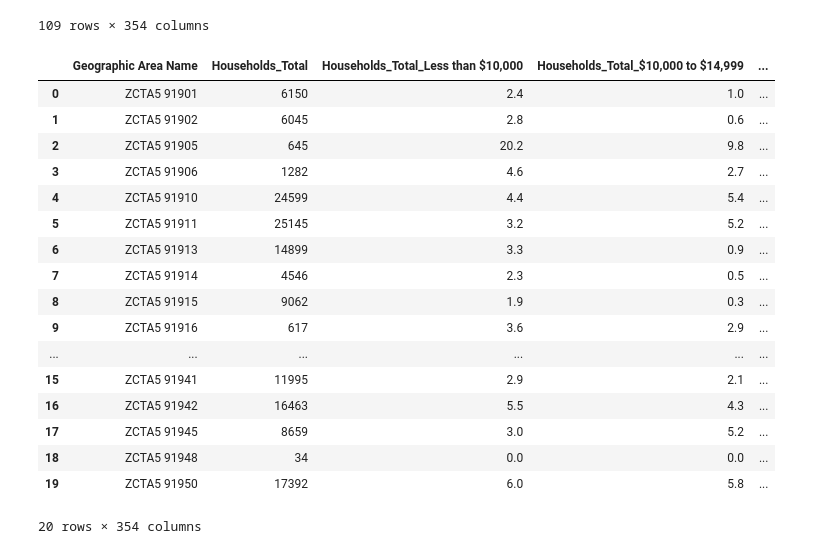
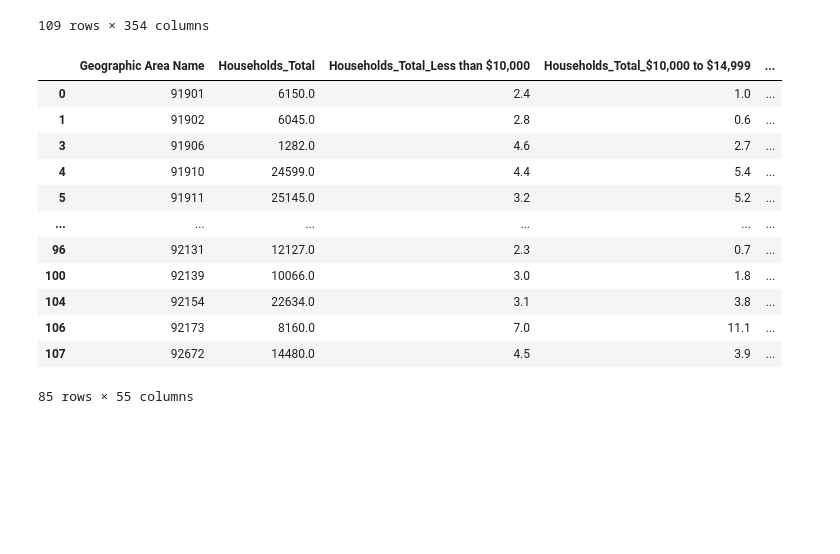
Before and after one commit to tsmtruong/final-project, a Jupyter notebook: Clean_Census_Data.ipynb, the cells around one changed output. Drawn from its saved outputs; the diff is of its cells as text; code cells hidden in the pictures; blank space fills up the shorter version.

Commit message:
Adding finaized clean code and clean data

```diff
--- a/Clean_Census_Data.ipynb
+++ b/Clean_Census_Data.ipynb
@@ -1,6 +1,8 @@
 # %%
 ## Import Dependencies and Data
 import pandas as pd
+import numpy as np
+pd.set_option('mode.chained_assignment', None)
 
 incomedf = pd.read_csv("Resources/RAW/San_Diego_Income_Data.csv", header=1)
 rentdf = pd.read_csv("Resources/RAW/San_Diego_Financial_Characteristics.csv", header=1)
@@ -95,27 +97,41 @@ sandiegohousingdf
 109 rows × 354 columns
 # %%
 #Make some Adjustments to the column names
-
 sandiegohousingdf.columns = sandiegohousingdf.columns.str.replace('!!', '_')
 sandiegohousingdf.columns = sandiegohousingdf.columns.str.replace('Estimate_', '')
+sandiegohousingdf["Geographic Area Name"] = sandiegohousingdf["Geographic Area Name"].map(lambda x: x.lstrip('ZCTA5 '))
 
-sandiegohousingdf.head(20)
+# Drop Columns with no data or little data
+sandiegohousingdf.replace(to_replace='-', value=np.nan, inplace=True)
+sandiegohousingdf.replace(to_replace='(X)', value=np.nan, inplace=True)
+sandiegohousingdf = sandiegohousingdf.loc[sandiegohousingdf['Households_Total'] > 800]
+sandiegohousingdf.dropna(axis=1, how='all', inplace=True)
+sandiegohousingdf.drop(list(sandiegohousingdf.filter(regex = "Married-couple families_Mean income.")), axis= 1, inplace= True)
+
+# Drop columns that are not needed
+sandiegohousingdf.drop(list(sandiegohousingdf.filter(regex = "Percent.")), axis= 1, inplace= True)
+sandiegohousingdf.drop(list(sandiegohousingdf.filter(regex = "Renter.")), axis= 1, inplace= True)
+sandiegohousingdf.drop(list(sandiegohousingdf.filter(regex = "Owner.")), axis= 1, inplace= True)
+sandiegohousingdf.drop(list(sandiegohousingdf.filter(regex = "Occupied.")), axis= 1, inplace= True)
+sandiegohousingdf.drop(108, axis=0, inplace= True)
+
+# Convert datatypes
+for column in sandiegohousingdf:
+    sandiegohousingdf[column] = sandiegohousingdf[column].astype('float')
+sandiegohousingdf['Geographic Area Name'] = sandiegohousingdf['Geographic Area Name'].astype('int64')
+
+sandiegohousingdf
 # %% [output]
 |  | Geographic Area Name | Households_Total | Households_Total_Less than $10,000 | Households_Total_$10,000 to $14,999 | ... |
-| 0 | ZCTA5 91901 | 6150 | 2.4 | 1.0 | ... |
-| 1 | ZCTA5 91902 | 6045 | 2.8 | 0.6 | ... |
-| 2 | ZCTA5 91905 | 645 | 20.2 | 9.8 | ... |
-| 3 | ZCTA5 91906 | 1282 | 4.6 | 2.7 | ... |
-| 4 | ZCTA5 91910 | 24599 | 4.4 | 5.4 | ... |
-| 5 | ZCTA5 91911 | 25145 | 3.2 | 5.2 | ... |
-| 6 | ZCTA5 91913 | 14899 | 3.3 | 0.9 | ... |
-| 7 | ZCTA5 91914 | 4546 | 2.3 | 0.5 | ... |
-| 8 | ZCTA5 91915 | 9062 | 1.9 | 0.3 | ... |
-| 9 | ZCTA5 91916 | 617 | 3.6 | 2.9 | ... |
+| 0 | 91901 | 6150.0 | 2.4 | 1.0 | ... |
+| 1 | 91902 | 6045.0 | 2.8 | 0.6 | ... |
+| 3 | 91906 | 1282.0 | 4.6 | 2.7 | ... |
+| 4 | 91910 | 24599.0 | 4.4 | 5.4 | ... |
+| 5 | 91911 | 25145.0 | 3.2 | 5.2 | ... |
 | ... | ... | ... | ... | ... | ... |
-| 15 | ZCTA5 91941 | 11995 | 2.9 | 2.1 | ... |
-| 16 | ZCTA5 91942 | 16463 | 5.5 | 4.3 | ... |
-| 17 | ZCTA5 91945 | 8659 | 3.0 | 5.2 | ... |
-| 18 | ZCTA5 91948 | 34 | 0.0 | 0.0 | ... |
-| 19 | ZCTA5 91950 | 17392 | 6.0 | 5.8 | ... |
+| 96 | 92131 | 12127.0 | 2.3 | 0.7 | ... |
+| 100 | 92139 | 10066.0 | 3.0 | 1.8 | ... |
+| 104 | 92154 | 22634.0 | 3.1 | 3.8 | ... |
+| 106 | 92173 | 8160.0 | 7.0 | 11.1 | ... |
+| 107 | 92672 | 14480.0 | 4.5 | 3.9 | ... |
-20 rows × 354 columns
+85 rows × 55 columns
```
Also changed, not shown: parts of 1 cell of this notebook, 4 other files.
